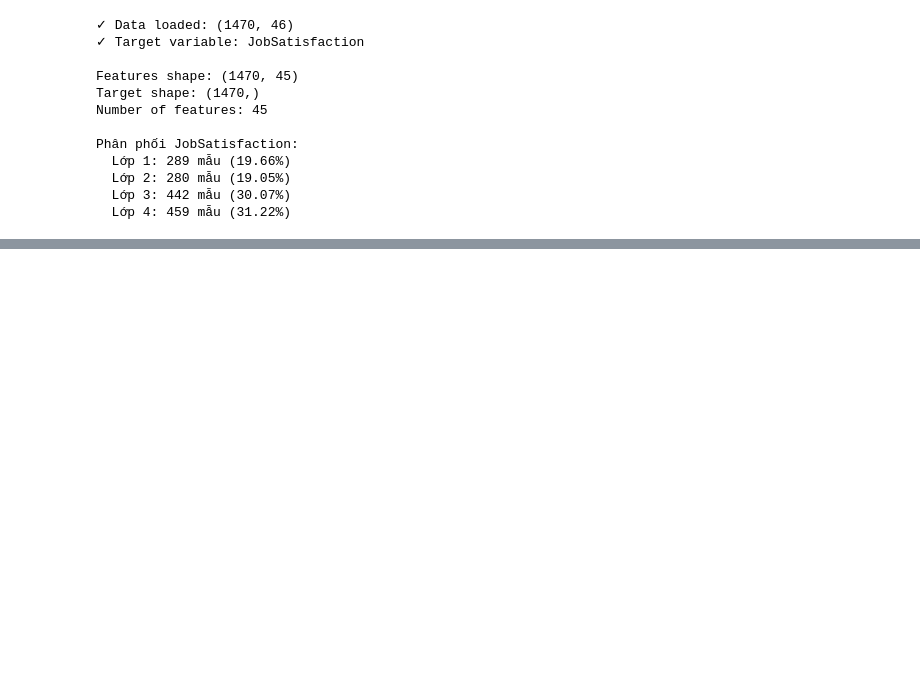
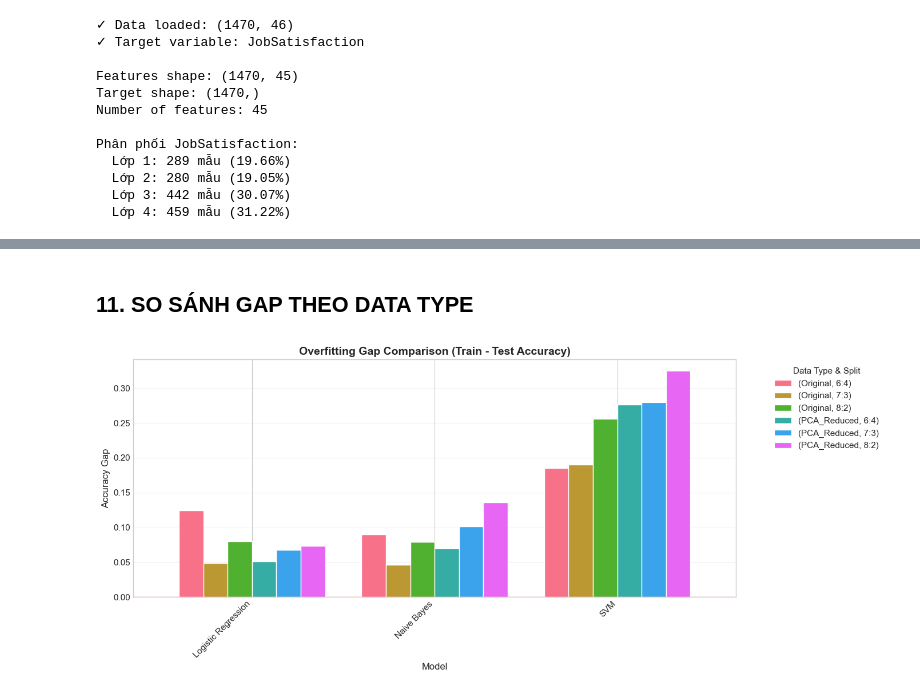
Before and after one commit to duyanhtr130905/ML_Project_JobSastisfaction, a Jupyter notebook: notebook/05_Classification.ipynb, the cells around one changed output, grey strips where cells are left out. Cells and saved outputs as stored; diff of their text form; code cells hidden in the pictures; blank space fills up the shorter version.

```diff
--- a/notebook/05_Classification.ipynb
+++ b/notebook/05_Classification.ipynb
@@ -539,0 +573,27 @@ KẾT LUẬN
+# %% [markdown]
+## 11. SO SÁNH GAP THEO DATA TYPE
+# %%
+# Biểu đồ so sánh overfitting gap
+fig, ax = plt.subplots(figsize=(14, 6))
+
+gap_comparison = overfitting_df.pivot_table(
+    values='gap',
+    index='model',
+    columns=['data_type', 'split'],
+    aggfunc='mean'
+)
+
+gap_comparison.plot(kind='bar', ax=ax, width=0.8)
+ax.set_title('Overfitting Gap Comparison (Train - Test Accuracy)', fontsize=14, fontweight='bold')
+ax.set_ylabel('Accuracy Gap', fontsize=12)
+ax.set_xlabel('Model', fontsize=12)
+ax.legend(title='Data Type & Split', bbox_to_anchor=(1.05, 1), loc='upper left')
+ax.grid(True, alpha=0.3, axis='y')
+ax.axhline(y=0, color='red', linestyle='--', linewidth=1, alpha=0.5)
+ax.set_xticklabels(ax.get_xticklabels(), rotation=45, ha='right')
+
+plt.tight_layout()
+plt.savefig('../results/overfitting_gap_comparison.png', dpi=300, bbox_inches='tight')
+plt.show()
+# %% [output]
+[figure, added]
```
Also changed, not shown: parts of 43 cells of this notebook, 6 other files.
